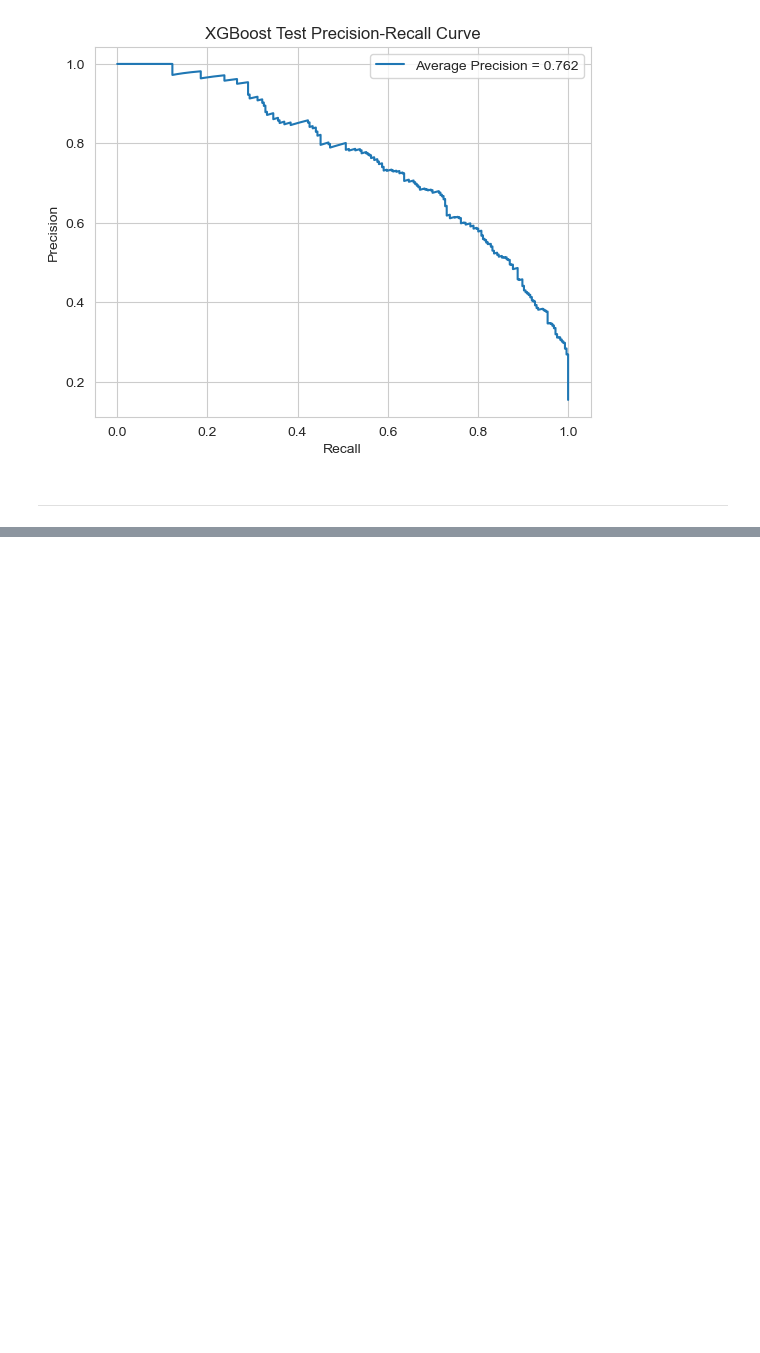
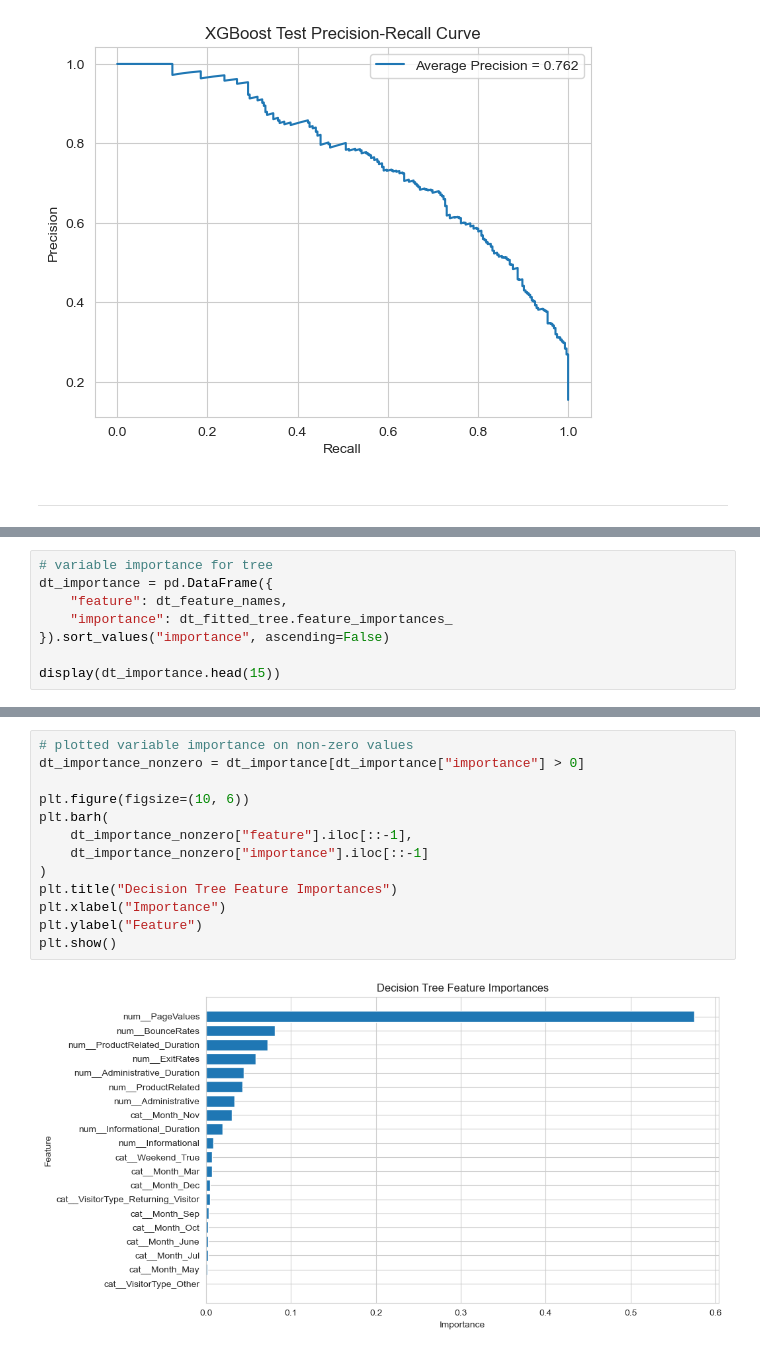
Before and after one commit to Lqvy/Project-Decisions, a Jupyter notebook: Online_Purchase_/online_shoppers_intention.ipynb, the cells around one changed output, grey strips where cells are left out. Cells and saved outputs as stored; diff of their text form; blank space fills up the shorter version.

```diff
--- a/Online_Purchase_/online_shoppers_intention.ipynb
+++ b/Online_Purchase_/online_shoppers_intention.ipynb
@@ -1362,0 +1430,8 @@ plt.show()
+# %%
+# variable importance for tree
+dt_importance = pd.DataFrame({
+    "feature": dt_feature_names,
+    "importance": dt_fitted_tree.feature_importances_
+}).sort_values("importance", ascending=False)
+
+display(dt_importance.head(15))
@@ -1362,0 +1455,15 @@ plt.show()
+# %%
+# plotted variable importance on non-zero values
+dt_importance_nonzero = dt_importance[dt_importance["importance"] > 0]
+
+plt.figure(figsize=(10, 6))
+plt.barh(
+    dt_importance_nonzero["feature"].iloc[::-1],
+    dt_importance_nonzero["importance"].iloc[::-1]
+)
+plt.title("Decision Tree Feature Importances")
+plt.xlabel("Importance")
+plt.ylabel("Feature")
+plt.show()
+# %% [output]
+[figure, added]
```
Also changed, not shown: parts of 14 cells of this notebook.
